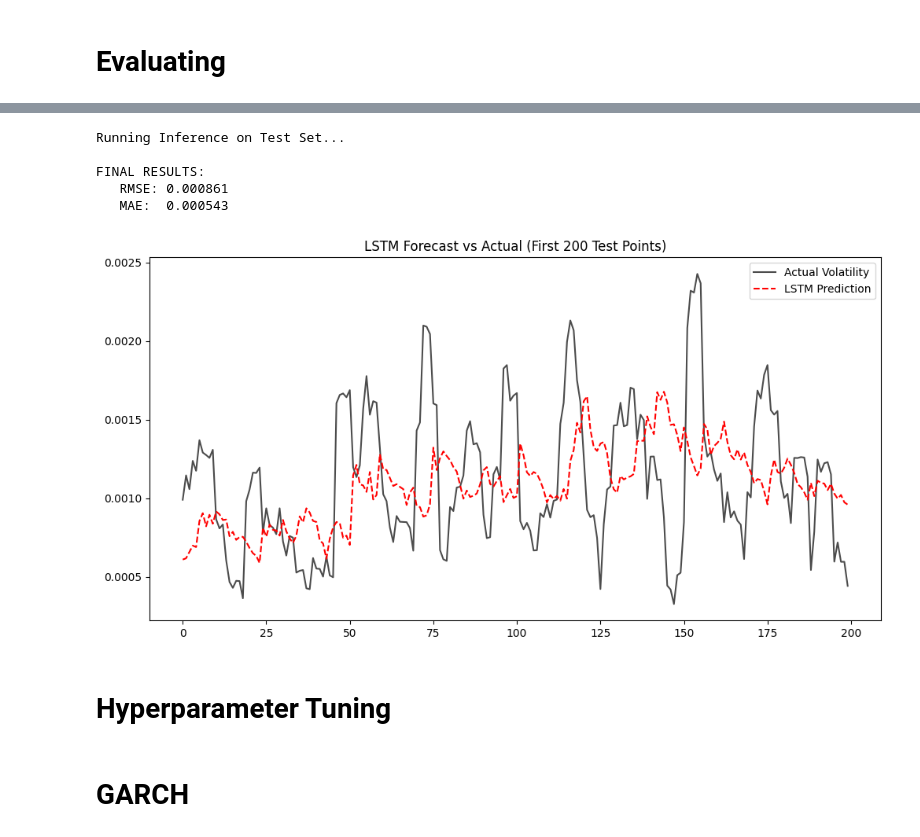
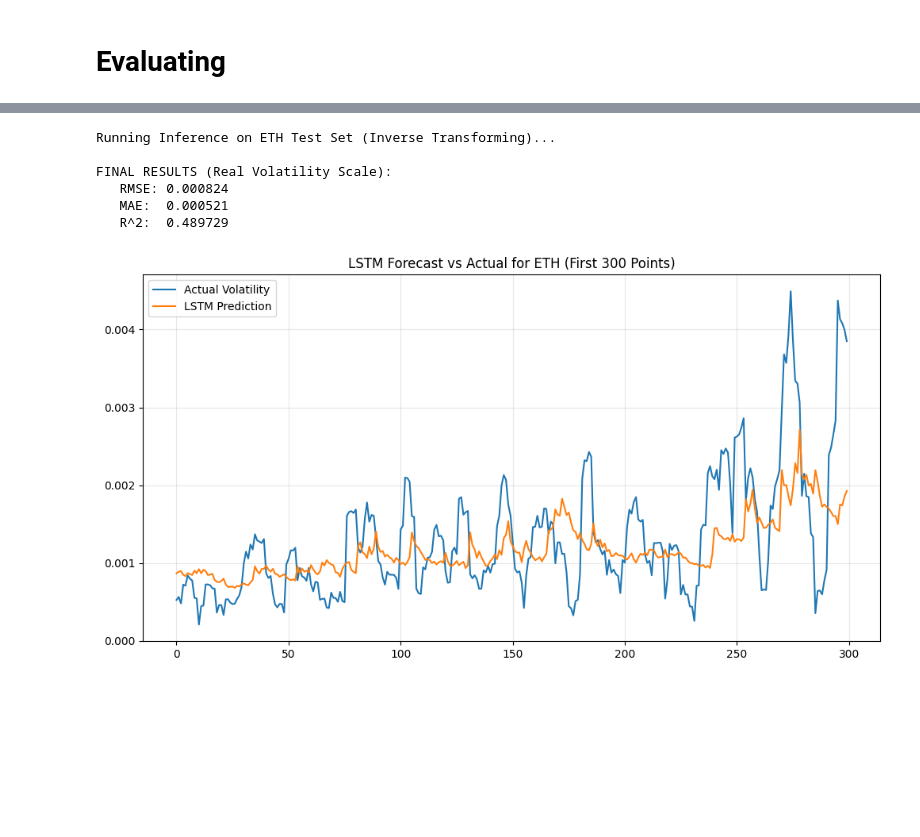
Before and after one commit to yichichandesu/short-term-volatility, a Jupyter notebook: LSTM_Model.ipynb, the cells around one changed output, grey strips where cells are left out. Saved outputs shown, nothing was run; the diff lists cells and outputs as text; code cells hidden in the pictures; blank space fills up the shorter version.

Commit message:
Final LSTM Model

```diff
--- a/LSTM_Model.ipynb
+++ b/LSTM_Model.ipynb
@@ -405,7 +402,7 @@ def select_best_features(symbol="BTCUSDT", corr_threshold=0.95, vif_threshold=10
     return final_features
 # %%
 
-best_features_check = False
+best_features_check = True
 if not best_features_check:
   btc_best_features = select_best_features("BTCUSDT")
   eth_best_features = select_best_features("ETHUSDT")
@@ -477,17 +449,17 @@ import gc
 from sklearn.preprocessing import StandardScaler
 from torch.utils.data import DataLoader
 
-def prepare_lstm_data(symbol, selected_features, batch_size=512, seq_len=60):
-    print(f"\nPreparing Data for: {symbol}...")
+# LSTM LOG VOLATILITY TARGET
+def prepare_lstm_data(symbol, selected_features, batch_size=512, seq_len=30):
+    print(f"\nPreparing Data for: {symbol} (Log-Vol Transformed)...")
 
-    # 1. LOAD ONE FILE
+    # 1. LOAD DATA
     df = load_training_data(symbol)
     if df is None: return None, None, None, None, None
 
     # 2. FILTER FEATURES
     target_col = "rv_fwd_5m"
     keep_cols = selected_features + [target_col]
-    # Safety check: ensure columns actually exist
     keep_cols = [c for c in keep_cols if c in df.columns]
 
     df = df[keep_cols].astype(np.float32)
@@ -497,31 +469,32 @@ def prepare_lstm_data(symbol, selected_features, batch_size=512, seq_len=60):
     df.dropna(inplace=True)
 
     # 4. SEPARATE X / y
-    y = df[target_col].values
+    y_raw = df[target_col].values
     X = df.drop(columns=[target_col]).values
 
-    # # 5. LOG TRANSFORM TARGET
-    # y_log = np.log(y_raw + 1e-9)
+    # --- LOG TRANSFORM TARGET ---
+    # We add a tiny epsilon (1e-9) to avoid log(0)
+    y_log = np.log(y_raw + 1e-9)
 
-    # 6. SPLIT (70% / 15% / 15%)
+    # 5. SPLIT (70% / 15% / 15%)
     n = len(df)
     train_end = int(n * 0.70)
     val_end = int(n * 0.85)
 
-    # Free memory of the main dataframe
     del df
     gc.collect()
 
-    # 7. SCALE
+    # 6. SCALE FEATURES (Standardization)
     scaler = StandardScaler()
     X_train = scaler.fit_transform(X[:train_end])
     X_val = scaler.transform(X[train_end:val_end])
     X_test = scaler.transform(X[val_end:])
 
-    # Targets
-    y_train = y[:train_end]
-    y_val = y[train_end:val_end]
-    y_test = y[val_end:]
+    # 7. ASSIGN LOG TARGETS
+    # We use y_log for everything so the model learns the log-scale
+    y_train = y_log[:train_end]
+    y_val = y_log[train_end:val_end]
+    y_test = y_log[val_end:]
 
     # 8. LOADERS
     train_loader = DataLoader(LazyVolatilityDataset(X_train, y_train, seq_len), batch_size=batch_size, shuffle=True)
@@ -532,10 +505,10 @@ def prepare_lstm_data(symbol, selected_features, batch_size=512, seq_len=60):
 
     return train_loader, val_loader, test_loader, input_dim
 # %%
-btc_train_dl, btc_val_dl, btc_test_dl, btc_input_dim = prepare_lstm_data('BTCUSDT', btc_best_features)
-eth_train_dl, eth_val_dl, eth_test_dl, eth_input_dim = prepare_lstm_data('ETHUSDT', eth_best_features)
+btc_train_dl, btc_val_dl, btc_test_dl, btc_input_dim = prepare_lstm_data('BTCUSDT', btc_best_features, seq_len=30)
+eth_train_dl, eth_val_dl, eth_test_dl, eth_input_dim = prepare_lstm_data('ETHUSDT', eth_best_features, seq_len=30)
 
 
-print(f"Data ready. Input Dimension (BTCUSDT): {btc_input_dim}")
+print(f"\nData ready. Input Dimension (BTCUSDT): {btc_input_dim}")
 print(f"            Input Dimension (ETHUSDT): {eth_input_dim}")
 # %% [output]
@@ -726,8 +984,8 @@ def evaluate_and_plot(model, test_loader, device=None):
 # %%
 # RUN BTC RESULTS
 # 1. Load the best saved model
-model.load_state_dict(torch.load("btc_best_lstm_model.pth"))
+model.load_state_dict(torch.load("btc_logvol_best_lstm_model.pth"))
 
 # 2. Evaluate
-preds, acts = evaluate_and_plot(model, btc_test_dl)
+preds, acts = evaluate_and_plot(model, btc_test_dl, "BTCUSDT")
 # %% [output]
@@ -740,16 +1053,15 @@ FINAL RESULTS:
 # %%
 # RUN ETH RESULTS
 # 1. Load the best saved model
-model.load_state_dict(torch.load("eth_best_lstm_model.pth"))
+model.load_state_dict(torch.load("eth_logvol_best_lstm_model.pth"))
 
 # 2. Evaluate
-preds, acts = evaluate_and_plot(model, eth_test_dl)
+preds, acts = evaluate_and_plot(model, eth_test_dl, "ETH")
 # %% [output]
-Running Inference on Test Set...
+Running Inference on ETH Test Set (Inverse Transforming)...
 
-FINAL RESULTS:
-   RMSE: 0.000861
-   MAE:  0.000543
+FINAL RESULTS (Real Volatility Scale):
+   RMSE: 0.000824
+   MAE:  0.000521
+   R^2:  0.489729
-[figure, old version]
+[figure, new version]
-# %% [markdown]
-# Hyperparameter Tuning
@@ -830,2 +1067,0 @@ tuning_results = run_hyperparameter_tuning(num_trials=5, epochs_per_trial=3)
-# %% [markdown]
-# GARCH
```
Also changed, not shown: parts of 23 cells of this notebook.
